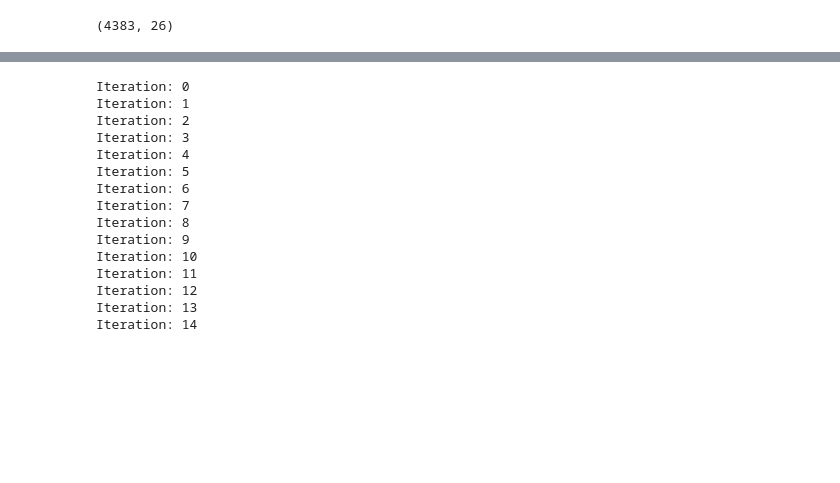
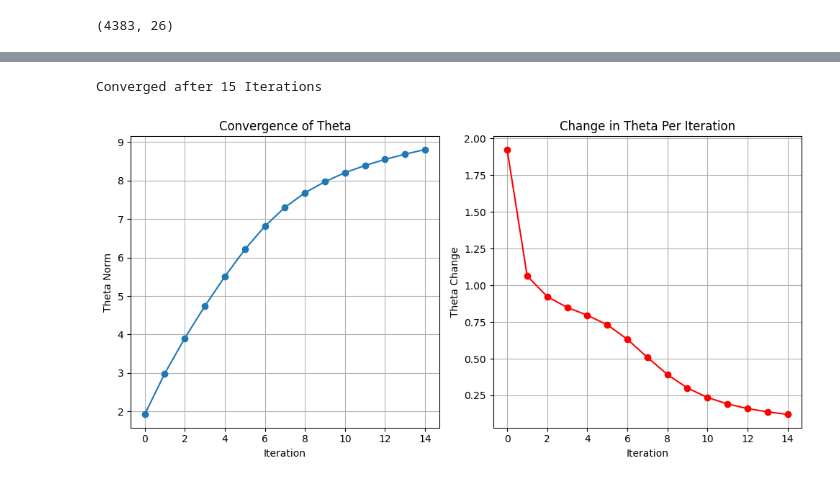
Before and after one commit to aaminah-arif/IoT-Monitoring-of-Water-Quality-and-Tilapia, a Jupyter notebook: Logistic Regression Project.ipynb, the cells around one changed output, grey strips where cells are left out. Cells and saved outputs as stored; diff of their text form; code cells hidden in the pictures; blank space fills up the shorter version.

```diff
--- a/Logistic Regression Project.ipynb
+++ b/Logistic Regression Project.ipynb
@@ -666,5 +654,5 @@ y.shape
 # %%
 #splitting the data into the training and testing set
 X_train2, X_test2, y_train2, y_test2 = train_test_split(X,y,test_size=0.3,random_state=42)
-#splitting the data into the training and validation set (optional, might remove later)
-X_train2, X_val, y_train2, y_val = train_test_split(X_train2, y_train2, test_size=0.2, random_state=42)
+# #splitting the data into the training and validation set (optional, might remove later)
+# X_train2, X_val, y_train2, y_val = train_test_split(X_train2, y_train2, test_size=0.2, random_state=42)
@@ -737,34 +724,51 @@ def test_model(X, y, theta):
 # %%
 ## Hyperparameters
 max_iters = 20
 tol=0.1 # convergence tolerance
 reg_term = 1
 
 theta2_old, theta2 = np.ones((X_train2.shape[1],1)), np.zeros((X_train2.shape[1],1))
 iter_count = 0
 coefs_converged = False
-#we can remove validation here later
+
+theta_history = []  # Store theta values for plotting
+theta_diff_history = []  # Store theta change per iteration
+
+
+
 while not coefs_converged:
-    print('Iteration: {}'.format(iter_count))
+    #print('Iteration: {}'.format(iter_count))
     # print('Validation Accuracy: {}%'.format(
     #     test_model(X_val, y_val.to_frame(), theta2_old)))
     theta2_old = theta2
     theta2 = newton_step(theta2, y_train2.to_frame(), X_train2, reg_term)
+    theta_history.append(np.linalg.norm(theta2))  # Store norm of theta
+    theta_diff_history.append(np.linalg.norm(theta2 - theta2_old))  # Store norm of theta change
+
     iter_count += 1
     coefs_converged = check_convergence(theta2_old, theta2, tol, iter_count)
+
+print('Converged after {} Iterations'.format(iter_count))
+
+# Plot convergence graph
+plt.figure(figsize=(10, 5))
+plt.subplot(1, 2, 1)
+plt.plot(range(len(theta_history)), theta_history, marker='o', linestyle='-')
+plt.xlabel('Iteration')
+plt.ylabel('Theta Norm')
+plt.title('Convergence of Theta')
+plt.grid()
+
+# Plot theta change per iteration
+plt.subplot(1, 2, 2)
+plt.plot(range(len(theta_diff_history)), theta_diff_history, marker='o', linestyle='-', color='r')
+plt.xlabel('Iteration')
+plt.ylabel('Theta Change')
+plt.title('Change in Theta Per Iteration')
+plt.grid()
+
+plt.tight_layout()
+plt.show()
 # %% [output]
-Iteration: 0
-Iteration: 1
-Iteration: 2
-Iteration: 3
-Iteration: 4
-Iteration: 5
-Iteration: 6
-Iteration: 7
-Iteration: 8
-Iteration: 9
-Iteration: 10
-Iteration: 11
-Iteration: 12
-Iteration: 13
-Iteration: 14
+Converged after 15 Iterations
+[figure, added]
```
Also changed, not shown: parts of 13 cells of this notebook.
